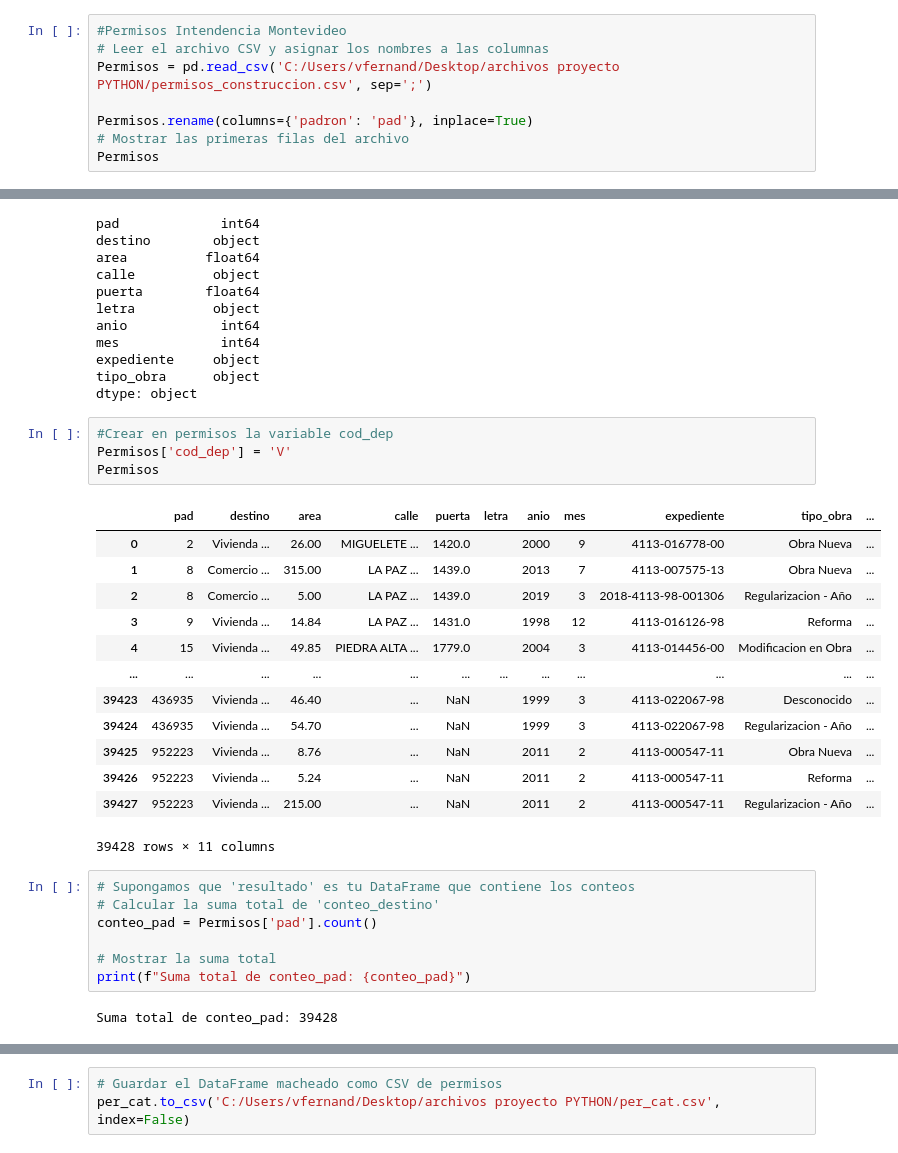
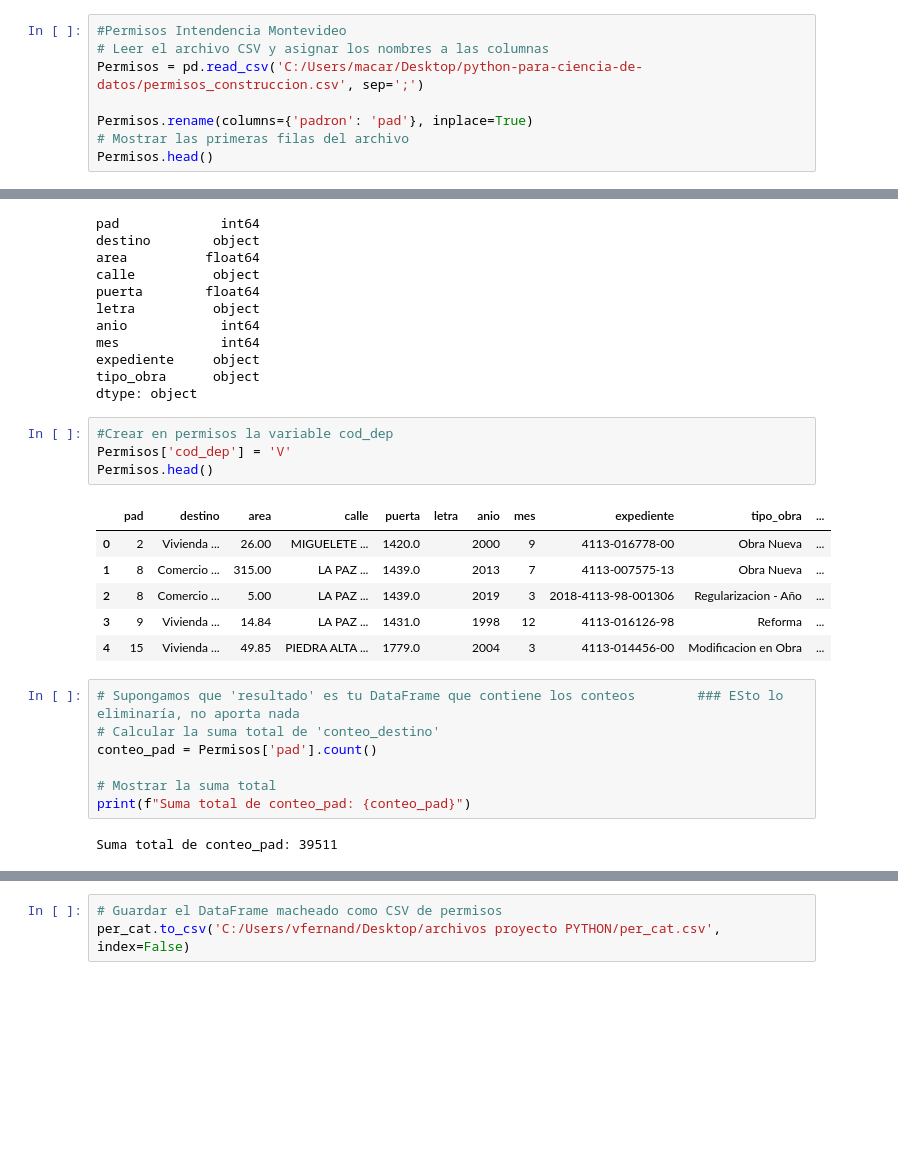
Before and after one commit to danblanc/python-para-ciencia-de-datos, a Jupyter notebook: Proyectos/Proyecto Crey_VFern/ReyFer.ipynb, the cells around one changed output, grey strips where cells are left out. Drawn from its saved outputs; the diff is of its cells as text; blank space fills up the shorter version.

```diff
--- a/Proyectos/Proyecto Crey_VFern/ReyFer.ipynb
+++ b/Proyectos/Proyecto Crey_VFern/ReyFer.ipynb
@@ -173,11 +153,11 @@ print(conteo_por_anio)
 # %%
 #Permisos Intendencia Montevideo
 # Leer el archivo CSV y asignar los nombres a las columnas
-Permisos = pd.read_csv('C:/Users/vfernand/Desktop/archivos proyecto PYTHON/permisos_construccion.csv', sep=';')
+Permisos = pd.read_csv('C:/Users/macar/Desktop/python-para-ciencia-de-datos/permisos_construccion.csv', sep=';')
 
 Permisos.rename(columns={'padron': 'pad'}, inplace=True)
 # Mostrar las primeras filas del archivo
-Permisos
+Permisos.head()
 # %% [output]
 |  | pad | destino | area | calle | puerta | letra | anio | mes | expediente | tipo_obra |
 | 0 | 2 | Vivienda ... | 26.00 | MIGUELETE ... | 1420.0 |  | 2000 | 9 | 4113-016778-00 | Obra Nueva |
@@ -213,28 +186,21 @@ dtype: object
 # %%
 #Crear en permisos la variable cod_dep
 Permisos['cod_dep'] = 'V'
-Permisos
+Permisos.head()
 # %% [output]
 |  | pad | destino | area | calle | puerta | letra | anio | mes | expediente | tipo_obra | ... |
 | 0 | 2 | Vivienda ... | 26.00 | MIGUELETE ... | 1420.0 |  | 2000 | 9 | 4113-016778-00 | Obra Nueva | ... |
 | 1 | 8 | Comercio ... | 315.00 | LA PAZ ... | 1439.0 |  | 2013 | 7 | 4113-007575-13 | Obra Nueva | ... |
 | 2 | 8 | Comercio ... | 5.00 | LA PAZ ... | 1439.0 |  | 2019 | 3 | 2018-4113-98-001306 | Regularizacion - Año | ... |
 | 3 | 9 | Vivienda ... | 14.84 | LA PAZ ... | 1431.0 |  | 1998 | 12 | 4113-016126-98 | Reforma | ... |
 | 4 | 15 | Vivienda ... | 49.85 | PIEDRA ALTA ... | 1779.0 |  | 2004 | 3 | 4113-014456-00 | Modificacion en Obra | ... |
-| ... | ... | ... | ... | ... | ... | ... | ... | ... | ... | ... | ... |
-| 39423 | 436935 | Vivienda ... | 46.40 | ... | NaN |  | 1999 | 3 | 4113-022067-98 | Desconocido | ... |
-| 39424 | 436935 | Vivienda ... | 54.70 | ... | NaN |  | 1999 | 3 | 4113-022067-98 | Regularizacion - Año | ... |
-| 39425 | 952223 | Vivienda ... | 8.76 | ... | NaN |  | 2011 | 2 | 4113-000547-11 | Obra Nueva | ... |
-| 39426 | 952223 | Vivienda ... | 5.24 | ... | NaN |  | 2011 | 2 | 4113-000547-11 | Reforma | ... |
-| 39427 | 952223 | Vivienda ... | 215.00 | ... | NaN |  | 2011 | 2 | 4113-000547-11 | Regularizacion - Año | ... |
-39428 rows × 11 columns
 # %%
-# Supongamos que 'resultado' es tu DataFrame que contiene los conteos
+# Supongamos que 'resultado' es tu DataFrame que contiene los conteos        ### ESto lo eliminaría, no aporta nada
 # Calcular la suma total de 'conteo_destino'
 conteo_pad = Permisos['pad'].count()
 
 # Mostrar la suma total
 print(f"Suma total de conteo_pad: {conteo_pad}")
 # %% [output]
-Suma total de conteo_pad: 39428
+Suma total de conteo_pad: 39511
 # %%
```
Also changed, not shown: parts of 19 cells of this notebook.
